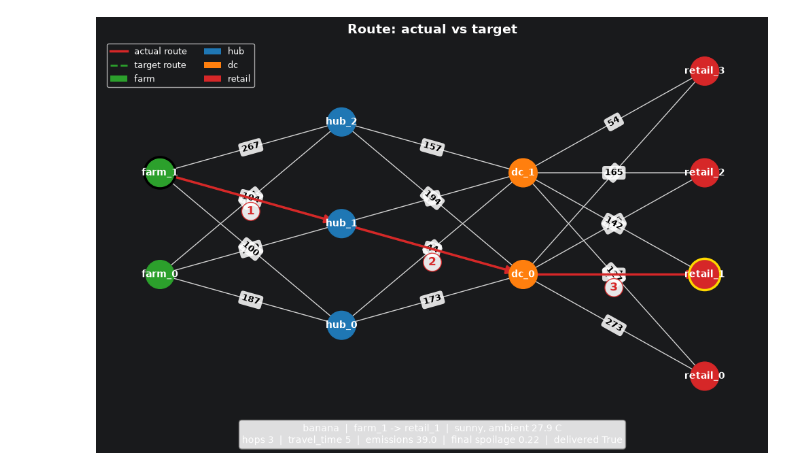
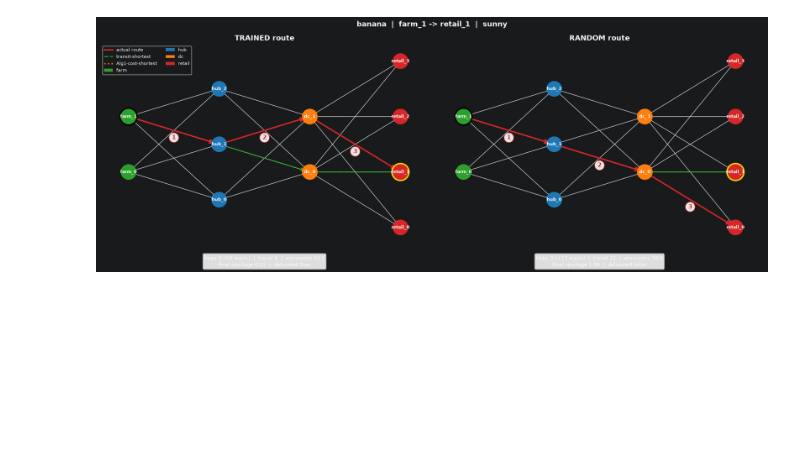
Before and after one commit to twisted1g/coldchain-marl, a Jupyter notebook: notebooks/agent_behavior.ipynb, the cells around one changed output. Drawn from its saved outputs; the diff is of its cells as text; code cells hidden in the pictures; blank space fills up the shorter version.

```diff
--- a/notebooks/agent_behavior.ipynb
+++ b/notebooks/agent_behavior.ipynb
@@ -26,12 +24,12 @@ PROJECT_ROOT = _find_project_root()
 if str(PROJECT_ROOT) not in sys.path:
     sys.path.insert(0, str(PROJECT_ROOT))
 
-from core.config import FruitKey
+from core.config import DELIVERY_AGENTS, N_DELIVERY_WINDOWS, FruitKey
 from core.fruits import get_params
 from env.training_env import ColdChainTrainingEnv
 from training.config import COMPARE_SEED, env_config, load_agents
 
-AGENTS = ["temperature", "routing"]
+AGENTS = ["temperature", "routing", "spoilage", "inventory", *DELIVERY_AGENTS]
 SEED = COMPARE_SEED
 KIND_ORDER = ["farm", "hub", "dc", "retail"]
 KIND_COLOR = {"farm": "tab:green", "hub": "tab:blue", "dc": "tab:orange", "retail": "tab:red"}
@@ -136,61 +147,71 @@ Black ring = source, gold ring = target.
 # %%
+from env.training_env import ROUTE_EMISSIONS_WEIGHT, ROUTE_TIME_WEIGHT
+
+
+def alg1_edge_cost(u, v, d):
+    return ROUTE_TIME_WEIGHT * d["base_transit_time"] + ROUTE_EMISSIONS_WEIGHT * d["base_emissions"]
+
+
 def layered_pos(graph):
     pos = {}
     for x, kind in enumerate(KIND_ORDER):
         nodes = [n for n, d in graph.nodes(data=True) if d["kind"] == kind]
         for i, n in enumerate(nodes):
             pos[n] = (float(x), i - (len(nodes) - 1) / 2)
     return pos
 
 
+def draw_route(ax, graph, pos, ep_path, ep_df, title, delivered_flag):
+    transport = [(u, v) for u, v, d in graph.edges(data=True) if not d["wait"]]
+    nx.draw_networkx_edges(graph, pos, edgelist=transport, edge_color="lightgray", width=1, ax=ax)
+    node_colors = [KIND_COLOR[graph.nodes[n]["kind"]] for n in graph.nodes]
+    nx.draw_networkx_nodes(graph, pos, node_color=node_colors, node_size=750, ax=ax)
+    nx.draw_networkx_labels(graph, pos, font_size=8, font_weight="bold", font_color="white", ax=ax)
+
+    t_short = nx.shortest_path(graph, meta["source"], meta["target"], weight="base_transit_time")
+    nx.draw_networkx_edges(graph, pos, edgelist=list(zip(t_short, t_short[1:])),
+                           edge_color="tab:green", style="dashed", width=2, arrowsize=13, ax=ax)
+    c_short = nx.shortest_path(graph, meta["source"], meta["target"], weight=alg1_edge_cost)
+    if c_short != t_short:
+        nx.draw_networkx_edges(graph, pos, edgelist=list(zip(c_short, c_short[1:])),
+                               edge_color="tab:orange", style="dotted", width=2.5, arrowsize=13, ax=ax)
+
+    hops = [(a, b) for a, b in zip(ep_path, ep_path[1:]) if a != b]
+    nx.draw_networkx_edges(graph, pos, edgelist=hops, edge_color="tab:red", width=2.5, arrowsize=16, ax=ax)
+    for order, (a, b) in enumerate(hops, start=1):
+        x, y = (pos[a][0] + pos[b][0]) / 2, (pos[a][1] + pos[b][1]) / 2
+        ax.text(x, y - 0.13, str(order), color="tab:red", fontsize=11, fontweight="bold",
+                ha="center", va="center",
+                bbox=dict(boxstyle="circle", fc="white", ec="tab:red", alpha=0.9))
+
+    for node, ring in [(meta["source"], "black"), (meta["target"], "gold")]:
+        nx.draw_networkx_nodes(graph, pos, nodelist=[node], node_color="none", edgecolors=ring,
+                               linewidths=2.5, node_size=950, ax=ax)
+
+    travel, emis = ep_df["route_travel_time"].iloc[-1], ep_df["route_emissions"].iloc[-1]
+    waits = len(ep_path) - 1 - len(hops)
+    caption = (f"hops {len(hops)} (+{waits} waits)  |  travel {travel:.0f}  |  emissions {emis:.1f}\n"
+               f"final spoilage {ep_df['spoilage_risk'].iloc[-1]:.2f}  |  delivered {delivered_flag}")
+    ax.text(0.5, -0.05, caption, transform=ax.transAxes, ha="center", va="top", fontsize=9,
+            bbox=dict(boxstyle="round", fc="#f5f5f5", ec="gray", alpha=0.9))
+    ax.set_title(title, fontsize=13, fontweight="bold")
+    ax.axis("off")
+
+
 pos = layered_pos(graph)
-fig, ax = plt.subplots(figsize=(10, 6.5))
-
-transport = [(u, v) for u, v, d in graph.edges(data=True) if not d["wait"]]
-nx.draw_networkx_edges(graph, pos, edgelist=transport, edge_color="lightgray", width=1, ax=ax)
-edge_len = {(u, v): f"{d['distance_km']:.0f}" for u, v, d in graph.edges(data=True) if not d["wait"]}
-nx.draw_networkx_edge_labels(graph, pos, edge_labels=edge_len, font_size=9, font_weight="bold", ax=ax,
-                             bbox=dict(boxstyle="round", fc="white", ec="none", alpha=0.85))
-
-node_colors = [KIND_COLOR[graph.nodes[n]["kind"]] for n in graph.nodes]
-nx.draw_networkx_nodes(graph, pos, node_color=node_colors, node_size=900, ax=ax)
-nx.draw_networkx_labels(graph, pos, font_size=10, font_weight="bold", font_color="white", ax=ax)
-
-optimal = nx.shortest_path(graph, meta["source"], meta["target"], weight="base_transit_time")
-opt_edges = list(zip(optimal, optimal[1:]))
-nx.draw_networkx_edges(graph, pos, edgelist=opt_edges, edge_color="tab:green", style="dashed",
-                       width=2, arrowsize=14, ax=ax)
-
-hops = [(a, b) for a, b in zip(path, path[1:]) if a != b]
-nx.draw_networkx_edges(graph, pos, edgelist=hops, edge_color="tab:red", width=2.5, arrowsize=18, ax=ax)
-for order, (a, b) in enumerate(hops, start=1):
-    x, y = (pos[a][0] + pos[b][0]) / 2, (pos[a][1] + pos[b][1]) / 2
-    ax.text(x, y - 0.13, str(order), color="tab:red", fontsize=12, fontweight="bold",
-            ha="center", va="center",
-            bbox=dict(boxstyle="circle", fc="white", ec="tab:red", alpha=0.9))
-
-for node, ring in [(meta["source"], "black"), (meta["target"], "gold")]:
-    nx.draw_networkx_nodes(graph, pos, nodelist=[node], node_color="none", edgecolors=ring,
-                           linewidths=2.5, node_size=1100, ax=ax)
-
-travel, emis = df["route_travel_time"].iloc[-1], df["route_emissions"].iloc[-1]
-caption = (f"{meta['fruit']}  |  {meta['source']} -> {meta['target']}  |  {meta['weather']}, "
-           f"ambient {meta['ambient_temp_c']:.1f} C\n"
-           f"hops {len(hops)}  |  travel_time {travel:.0f}  |  emissions {emis:.1f}  |  "
-           f"final spoilage {df['spoilage_risk'].iloc[-1]:.2f}  |  delivered {delivered}")
-ax.text(0.5, -0.04, caption, transform=ax.transAxes, ha="center", va="top", fontsize=10,
-        bbox=dict(boxstyle="round", fc="#f5f5f5", ec="gray", alpha=0.9))
-
+fig, (ax_l, ax_r) = plt.subplots(1, 2, figsize=(17, 6.5))
+draw_route(ax_l, graph, pos, path, df, "TRAINED route", delivered)
+draw_route(ax_r, graph, pos, path_r, df_r, "RANDOM route", delivered_r)
 legend = [
     Line2D([0], [0], color="tab:red", lw=2.5, label="actual route"),
-    Line2D([0], [0], color="tab:green", lw=2, ls="dashed", label="target route"),
+    Line2D([0], [0], color="tab:green", lw=2, ls="dashed", label="transit-shortest"),
+    Line2D([0], [0], color="tab:orange", lw=2.5, ls="dotted", label="Alg1-cost-shortest"),
 ]
 legend += [Patch(fc=KIND_COLOR[k], label=k) for k in KIND_ORDER]
-ax.legend(handles=legend, loc="upper left", fontsize=9, ncol=2)
-
-ax.set_title("Route: actual vs target", fontsize=14, fontweight="bold")
-ax.axis("off")
+ax_l.legend(handles=legend, loc="upper left", fontsize=8, ncol=2)
+fig.suptitle(f"{meta['fruit']}  |  {meta['source']} -> {meta['target']}  |  {meta['weather']}",
+             fontsize=13, fontweight="bold")
 fig.tight_layout()
 plt.show()
 # %% [output]
-[figure, old version]
+[figure, new version]
```
Also changed, not shown: parts of 16 cells of this notebook, 1 other file.
